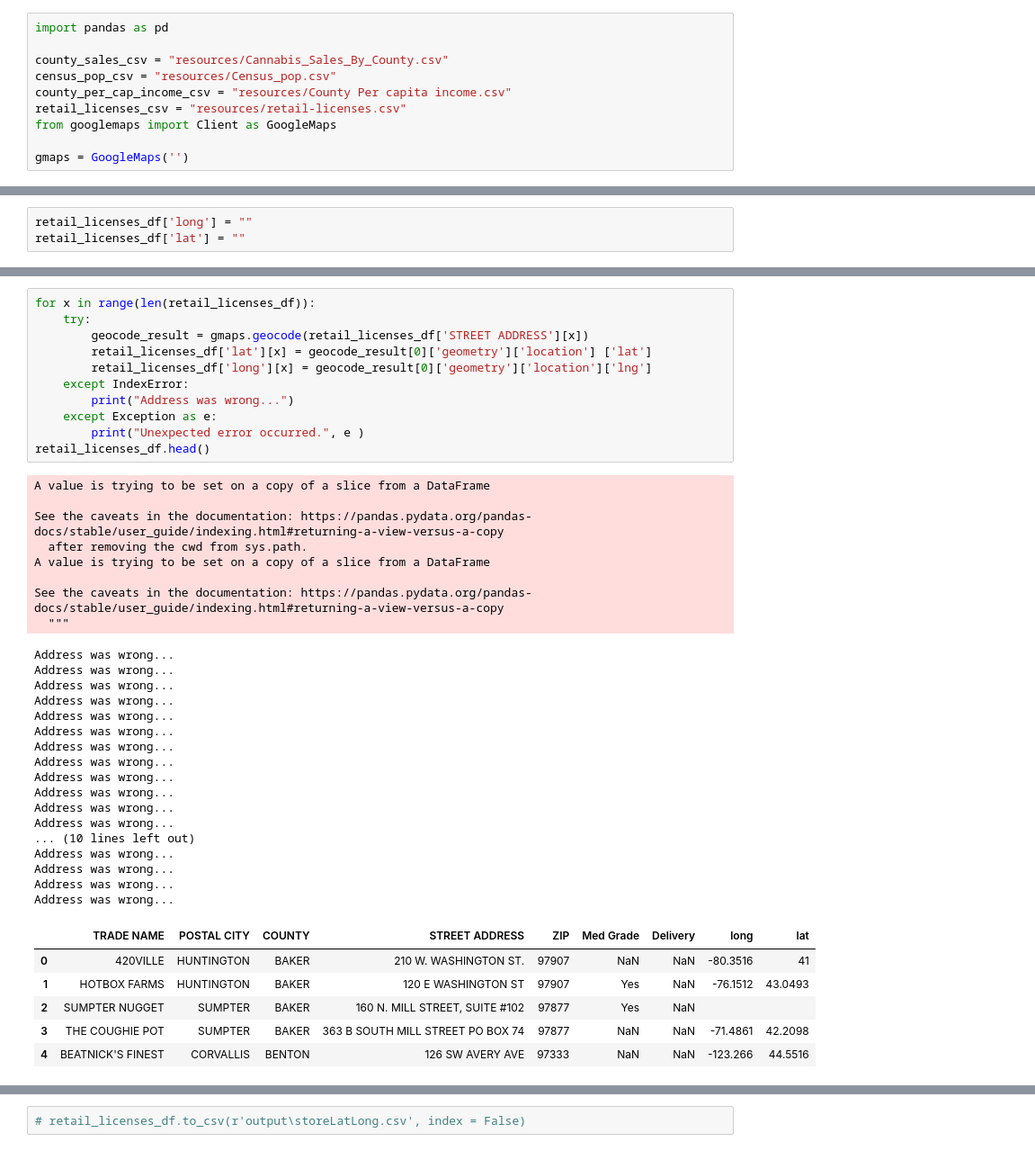
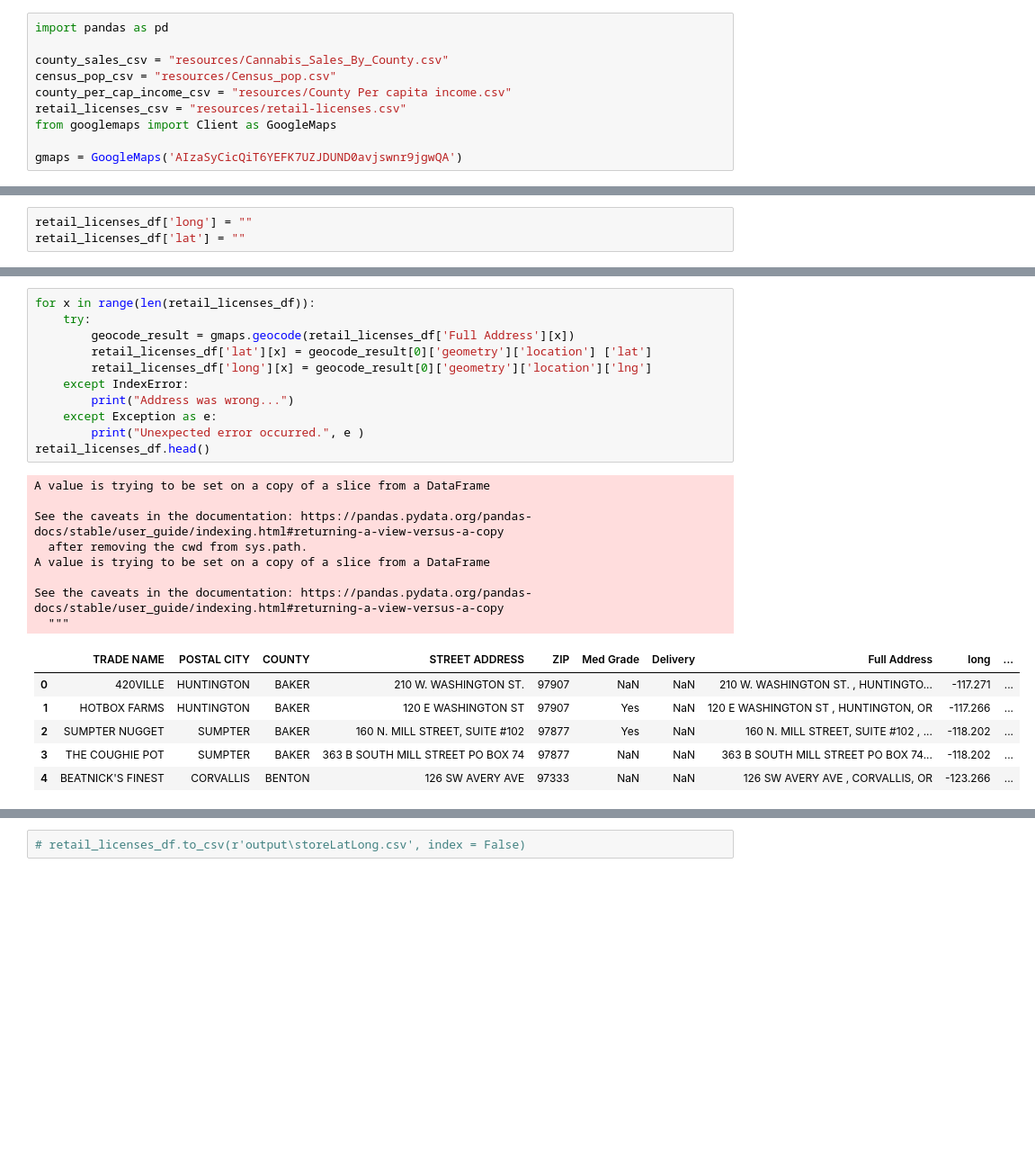
Before and after one commit to theesacker/Cannabis-Opportunity-Analysis, a Jupyter notebook: python/calvins_notebook.ipynb, the cells around one changed output, grey strips where cells are left out. Shown at 90% size. Cells and saved outputs as stored; diff of their text form; blank space fills up the shorter version.

Commit message:
fixed lat/long data

```diff
--- a/python/calvins_notebook.ipynb
+++ b/python/calvins_notebook.ipynb
@@ -7,7 +7,7 @@ county_per_cap_income_csv = "resources/County Per capita income.csv"
 retail_licenses_csv = "resources/retail-licenses.csv"
 from googlemaps import Client as GoogleMaps
 
-gmaps = GoogleMaps('')
+gmaps = GoogleMaps('AIzaSyCicQiT6YEFK7UZJDUND0avjswnr9jgwQA')
 # %%
 county_sales_df = pd.read_csv(county_sales_csv)
 census_pop_df = pd.read_csv(census_pop_csv)
@@ -109,43 +109,26 @@ retail_licenses_df
 # %%
 for x in range(len(retail_licenses_df)):
     try:
-        geocode_result = gmaps.geocode(retail_licenses_df['STREET ADDRESS'][x])
+        geocode_result = gmaps.geocode(retail_licenses_df['Full Address'][x])
         retail_licenses_df['lat'][x] = geocode_result[0]['geometry']['location'] ['lat']
         retail_licenses_df['long'][x] = geocode_result[0]['geometry']['location']['lng']
     except IndexError:
         print("Address was wrong...")
     except Exception as e:
         print("Unexpected error occurred.", e )
 retail_licenses_df.head()
 # %% [output]
 A value is trying to be set on a copy of a slice from a DataFrame
 
 See the caveats in the documentation: https://pandas.pydata.org/pandas-docs/stable/user_guide/indexing.html#returning-a-view-versus-a-copy
   after removing the cwd from sys.path.
 A value is trying to be set on a copy of a slice from a DataFrame
 
 See the caveats in the documentation: https://pandas.pydata.org/pandas-docs/stable/user_guide/indexing.html#returning-a-view-versus-a-copy
   """
-Address was wrong...
-Address was wrong...
-Address was wrong...
-Address was wrong...
-Address was wrong...
-Address was wrong...
-Address was wrong...
-Address was wrong...
-Address was wrong...
-Address was wrong...
-Address was wrong...
-Address was wrong...
-... (10 lines left out)
-Address was wrong...
-Address was wrong...
-Address was wrong...
-Address was wrong...
-|  | TRADE NAME | POSTAL CITY | COUNTY | STREET ADDRESS | ZIP | Med Grade | Delivery | long | lat |
-| 0 | 420VILLE | HUNTINGTON | BAKER | 210 W. WASHINGTON ST. | 97907 | NaN | NaN | -80.3516 | 41 |
-| 1 | HOTBOX FARMS | HUNTINGTON | BAKER | 120 E WASHINGTON ST | 97907 | Yes | NaN | -76.1512 | 43.0493 |
-| 2 | SUMPTER NUGGET | SUMPTER | BAKER | 160 N. MILL STREET, SUITE #102 | 97877 | Yes | NaN |  |  |
-| 3 | THE COUGHIE POT | SUMPTER | BAKER | 363 B SOUTH MILL STREET PO BOX 74 | 97877 | NaN | NaN | -71.4861 | 42.2098 |
-| 4 | BEATNICK'S FINEST | CORVALLIS | BENTON | 126 SW AVERY AVE | 97333 | NaN | NaN | -123.266 | 44.5516 |
+|  | TRADE NAME | POSTAL CITY | COUNTY | STREET ADDRESS | ZIP | Med Grade | Delivery | Full Address | long | ... |
+| 0 | 420VILLE | HUNTINGTON | BAKER | 210 W. WASHINGTON ST. | 97907 | NaN | NaN | 210 W. WASHINGTON ST. , HUNTINGTO... | -117.271 | ... |
+| 1 | HOTBOX FARMS | HUNTINGTON | BAKER | 120 E WASHINGTON ST | 97907 | Yes | NaN | 120 E WASHINGTON ST , HUNTINGTON, OR | -117.266 | ... |
+| 2 | SUMPTER NUGGET | SUMPTER | BAKER | 160 N. MILL STREET, SUITE #102 | 97877 | Yes | NaN | 160 N. MILL STREET, SUITE #102 , ... | -118.202 | ... |
+| 3 | THE COUGHIE POT | SUMPTER | BAKER | 363 B SOUTH MILL STREET PO BOX 74 | 97877 | NaN | NaN | 363 B SOUTH MILL STREET PO BOX 74... | -118.202 | ... |
+| 4 | BEATNICK'S FINEST | CORVALLIS | BENTON | 126 SW AVERY AVE | 97333 | NaN | NaN | 126 SW AVERY AVE , CORVALLIS, OR | -123.266 | ... |
```
Also changed, not shown: parts of 3 cells of this notebook, 2 other files.
